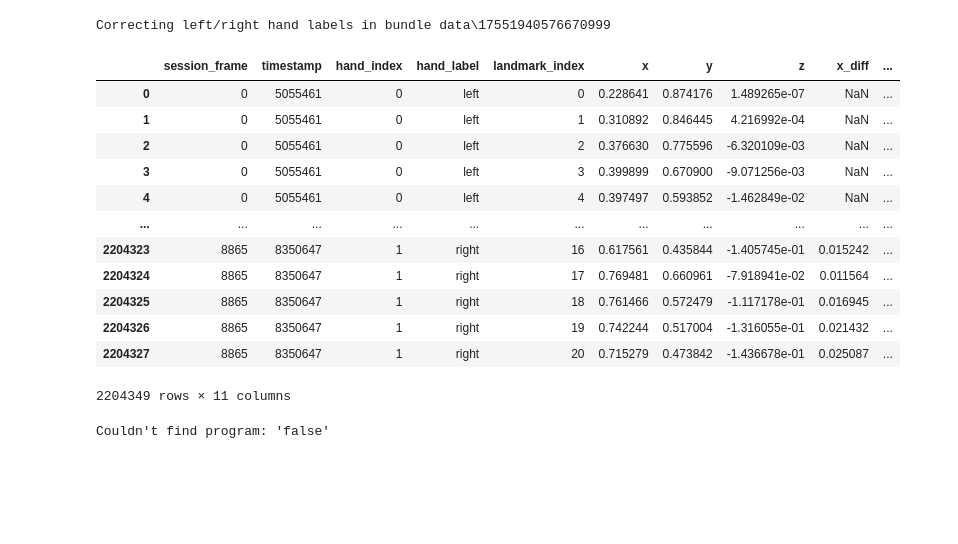
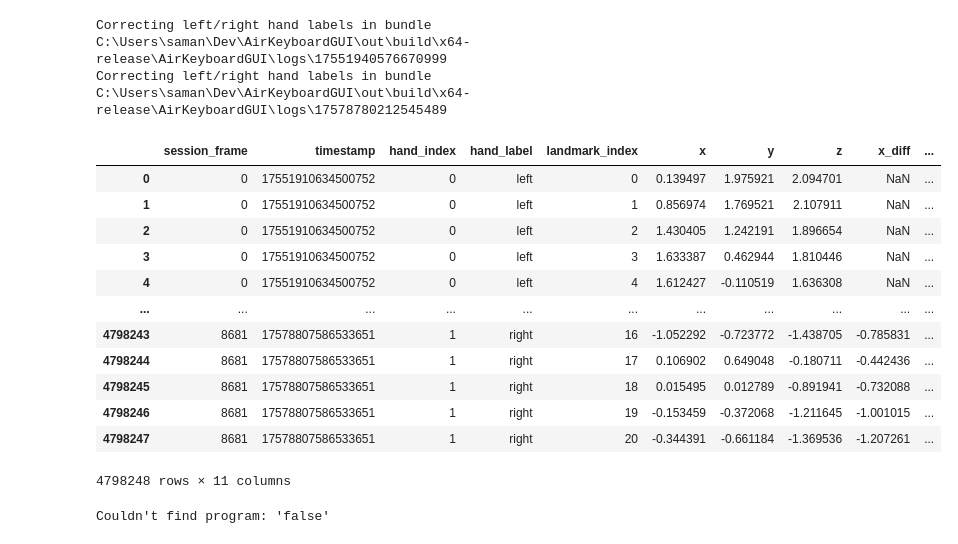
Before and after one commit to Samanbz/AirKeyboard, a Jupyter notebook: preprocess.ipynb, the cells around one changed output. Cells and saved outputs as stored; diff of their text form; code cells hidden in the pictures; blank space fills up the shorter version.

Commit message:
preprocessing, training and utils

```diff
--- a/preprocess.ipynb
+++ b/preprocess.ipynb
@@ -13,11 +13,12 @@ if module_path not in sys.path:
     sys.path.append(module_path)
 # %%
 # In the data directory look for data bundles (directories with 2 csv files key_events.csv and landmarks.csv)
-data_dir = "data"
+data_dir = "C:\\Users\\saman\\Dev\\AirKeyboardGUI\\out\\build\\x64-release\\AirKeyboardGUI\\logs"
 data_bundles = [
     os.path.join(data_dir, d)
     for d in os.listdir(data_dir)
     if os.path.isdir(os.path.join(data_dir, d))
 ]
-print(f"Found {len(data_bundles)} data bundles:\n {"\n".join(data_bundles)}")
+
+print(f"Found {len(data_bundles)} data bundles:\n" + "\n".join(data_bundles))
 # %% [output]
@@ -38,6 +46,9 @@ def load_data(bundle_path):
 
     key_events = pd.read_csv(key_events_path)
     landmarks = pd.read_csv(landmarks_path)
+    bundle_timestamp = os.path.basename(bundle_path).split("_")[-1]
+    key_events["timestamp"] = key_events["timestamp"] + int(bundle_timestamp)
+    landmarks["timestamp"] = landmarks["timestamp"] + int(bundle_timestamp)
 
     return key_events, landmarks
 
@@ -105,55 +116,56 @@ landmarks.drop(columns=["hand_score", "world_x", "world_y", "world_z"], inplace=
 # 19. PINKY_DIP
 # 20. PINKY_TIP
 # %% [output]
-Correcting left/right hand labels in bundle data\17551940576670999
+Correcting left/right hand labels in bundle C:\Users\saman\Dev\AirKeyboardGUI\out\build\x64-release\AirKeyboardGUI\logs\17551940576670999
+Correcting left/right hand labels in bundle C:\Users\saman\Dev\AirKeyboardGUI\out\build\x64-release\AirKeyboardGUI\logs\17578780212545489
 # %%
 # Subtract wrist coordinates from all landmarks to make them relative to the wrist
-# wrist_coords = landmarks[landmarks['landmark_index'] == 0][['timestamp', 'session_frame', 'hand_index', 'x', 'y', 'z']]
-# wrist_coords.rename(columns={'x': 'wrist_x', 'y': 'wrist_y', 'z': 'wrist_z'}, inplace=True)
-# landmarks = pd.merge(landmarks, wrist_coords, on=['timestamp', 'session_frame', 'hand_index'])
-# landmarks['x'] = landmarks['x'] - landmarks['wrist_x']
-# landmarks['y'] = landmarks['y'] - landmarks['wrist_y']
-# landmarks['z'] = landmarks['z'] - landmarks['wrist_z']
-# landmarks.drop(columns=['wrist_x', 'wrist_y', 'wrist_z'], inplace=True)
+wrist_coords = landmarks[landmarks['landmark_index'] == 0][['timestamp', 'session_frame', 'hand_index', 'x', 'y', 'z']]
+wrist_coords.rename(columns={'x': 'wrist_x', 'y': 'wrist_y', 'z': 'wrist_z'}, inplace=True)
+landmarks = pd.merge(landmarks, wrist_coords, on=['timestamp', 'session_frame', 'hand_index'])
+landmarks['x'] = landmarks['x'] - landmarks['wrist_x']
+landmarks['y'] = landmarks['y'] - landmarks['wrist_y']
+landmarks['z'] = landmarks['z'] - landmarks['wrist_z']
+landmarks.drop(columns=['wrist_x', 'wrist_y', 'wrist_z'], inplace=True)
 
 # Get the diffs of each joint between frames
 landmarks.sort_values(by=["session_frame", "landmark_index"], inplace=True)
 landmarks[["x_diff", "y_diff", "z_diff"]] = landmarks.groupby(["landmark_index", "hand_index"])[
     ["x", "y", "z"]
 ].diff()
 landmarks.sort_values(by=["timestamp", "session_frame", "hand_index"], inplace=True)
 landmarks
 
 # # Standardize the diff columns
-# from sklearn.preprocessing import StandardScaler
-# scaler = StandardScaler()
-# landmarks[['x', 'y', 'z']] = scaler.fit_transform(landmarks[['x', 'y', 'z']])
+from sklearn.preprocessing import StandardScaler
+scaler = StandardScaler()
+landmarks[['x', 'y', 'z']] = scaler.fit_transform(landmarks[['x', 'y', 'z']])
 
-# diff_scaler = StandardScaler()
-# landmarks[['x_diff', 'y_diff', 'z_diff']] = diff_scaler.fit_transform(landmarks[['x_diff', 'y_diff', 'z_diff']])
+diff_scaler = StandardScaler()
+landmarks[['x_diff', 'y_diff', 'z_diff']] = diff_scaler.fit_transform(landmarks[['x_diff', 'y_diff', 'z_diff']])
 
 
-# # Store the transformations for testing later
-# import joblib
+# Store the transformations for testing later
+import joblib
 
-# joblib.dump(scaler, 'scaler.pkl')
-# joblib.dump(diff_scaler, 'diff_scaler.pkl')
+joblib.dump(scaler, 'scaler.pkl')
+joblib.dump(diff_scaler, 'diff_scaler.pkl')
 
-# landmarks
+landmarks
 # %% [output]
 |  | session_frame | timestamp | hand_index | hand_label | landmark_index | x | y | z | x_diff | ... |
-| 0 | 0 | 5055461 | 0 | left | 0 | 0.228641 | 0.874176 | 1.489265e-07 | NaN | ... |
-| 1 | 0 | 5055461 | 0 | left | 1 | 0.310892 | 0.846445 | 4.216992e-04 | NaN | ... |
-| 2 | 0 | 5055461 | 0 | left | 2 | 0.376630 | 0.775596 | -6.320109e-03 | NaN | ... |
-| 3 | 0 | 5055461 | 0 | left | 3 | 0.399899 | 0.670900 | -9.071256e-03 | NaN | ... |
-| 4 | 0 | 5055461 | 0 | left | 4 | 0.397497 | 0.593852 | -1.462849e-02 | NaN | ... |
+| 0 | 0 | 17551910634500752 | 0 | left | 0 | 0.139497 | 1.975921 | 2.094701 | NaN | ... |
+| 1 | 0 | 17551910634500752 | 0 | left | 1 | 0.856974 | 1.769521 | 2.107911 | NaN | ... |
+| 2 | 0 | 17551910634500752 | 0 | left | 2 | 1.430405 | 1.242191 | 1.896654 | NaN | ... |
+| 3 | 0 | 17551910634500752 | 0 | left | 3 | 1.633387 | 0.462944 | 1.810446 | NaN | ... |
+| 4 | 0 | 17551910634500752 | 0 | left | 4 | 1.612427 | -0.110519 | 1.636308 | NaN | ... |
 | ... | ... | ... | ... | ... | ... | ... | ... | ... | ... | ... |
-| 2204323 | 8865 | 8350647 | 1 | right | 16 | 0.617561 | 0.435844 | -1.405745e-01 | 0.015242 | ... |
-| 2204324 | 8865 | 8350647 | 1 | right | 17 | 0.769481 | 0.660961 | -7.918941e-02 | 0.011564 | ... |
-| 2204325 | 8865 | 8350647 | 1 | right | 18 | 0.761466 | 0.572479 | -1.117178e-01 | 0.016945 | ... |
-| 2204326 | 8865 | 8350647 | 1 | right | 19 | 0.742244 | 0.517004 | -1.316055e-01 | 0.021432 | ... |
-| 2204327 | 8865 | 8350647 | 1 | right | 20 | 0.715279 | 0.473842 | -1.436678e-01 | 0.025087 | ... |
+| 4798243 | 8681 | 17578807586533651 | 1 | right | 16 | -1.052292 | -0.723772 | -1.438705 | -0.785831 | ... |
+| 4798244 | 8681 | 17578807586533651 | 1 | right | 17 | 0.106902 | 0.649048 | -0.180711 | -0.442436 | ... |
+| 4798245 | 8681 | 17578807586533651 | 1 | right | 18 | 0.015495 | 0.012789 | -0.891941 | -0.732088 | ... |
+| 4798246 | 8681 | 17578807586533651 | 1 | right | 19 | -0.153459 | -0.372068 | -1.211645 | -1.001015 | ... |
+| 4798247 | 8681 | 17578807586533651 | 1 | right | 20 | -0.344391 | -0.661184 | -1.369536 | -1.207261 | ... |
-2204349 rows × 11 columns
+4798248 rows × 11 columns
 # %%
 %%script false --no-raise-error
 
```
Also changed, not shown: parts of 6 cells of this notebook, 5 other files.
